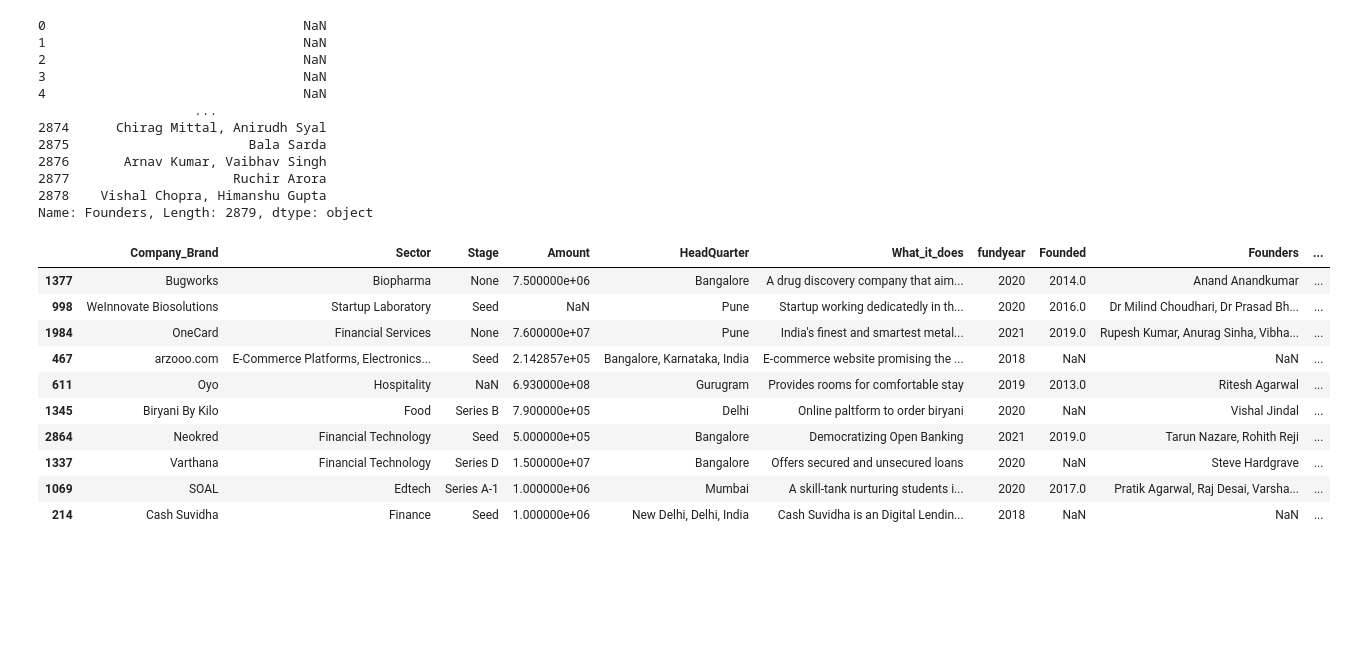
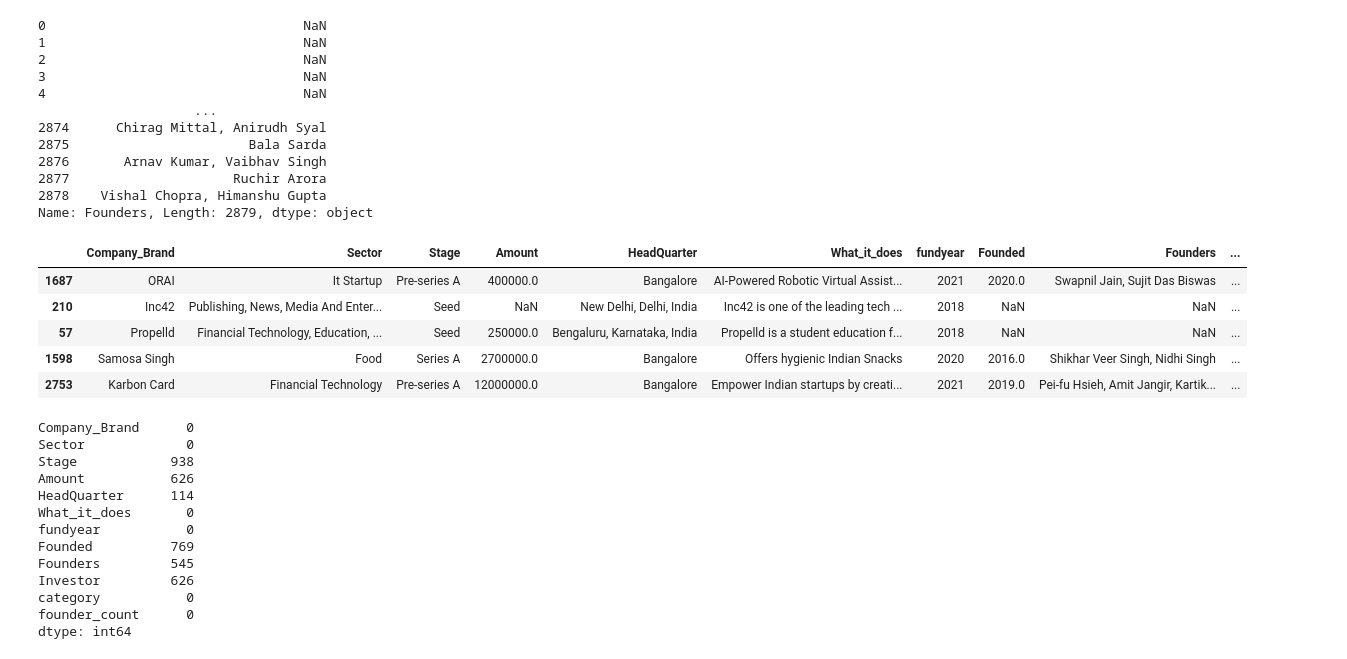
Before and after one commit to codefosu/Indian-Startup-Ecosystem, a Jupyter notebook: main.ipynb, the cells around one changed output. Cells and saved outputs as stored; diff of their text form; code cells hidden in the pictures; blank space fills up the shorter version.

```diff
--- a/main.ipynb
+++ b/main.ipynb
@@ -313,6 +386,8 @@ data.head()
 | 3 | Hasura | Cloud Infrastructure, PaaS, SaaS | Seed | 1600000.0 | Bengaluru, Karnataka, India | Hasura is a platform that allows ... | 2018 | NaN | NaN | ... |
 | 4 | Freightwalla | Information Services, Information... | Seed | NaN | Mumbai, Maharashtra, India | Freightwalla is an international ... | 2018 | NaN | NaN | ... |
 # %%
+# cleaning sector column
+
 data['Sector'].unique()
 data['Sector'] = data['Sector'].astype(str)
 
@@ -343,13 +418,23 @@ categories = {
     'Technology': ['Artificial Intelligence', 'Internet', 'Technology', 'Information', 'Network',
                    'Big Data', 'Machine Learning', 'Search Engines', 'Online Portals','Edtech','Insurtech','Cloud Infrastructure'
                    'Industrial Automation','Mobile Payments','Developer Platform','Developer Tools','E-','Cloud Computing','Cloud','tech',
-                   'Tech','AI','Ai','Computer','Ev','Electronics','Software','IT',],
-    'Finance': ['Financial Services', 'Credit Cards', 'Banking', 'Investment', 'Insurance'],
-    'Energy': ['Electric Vehicle', 'Battery Energy', 'Renewable Energy', 'Solar', 'Wind', 'Energy'],
+                   'Tech','AI','Ai','Computer','Ev','Electronics','Software','IT','Apps','Robotics','crypto','B2B','Drone','Data','It','Saas','Internet',
+                   'Ecommerce','Iot','Blockchain'],
+    'Finance': ['Financial Services', 'Credit Cards', 'Banking', 'Investment', 'Insurance','Finance','Trading','Venture'],
+    'Energy': ['Electric Vehicle', 'Battery Energy', 'Renewable Energy', 'Solar', 'Wind', 'Energy','Renewable','Renewables'],
     'Transportation': ['Transportation', 'Logistics', 'Automobile', 'Travel','Transport','Auto'],
-    'Food & Beverage': ['Food and Beverage', 'Restaurant', 'Cafe', 'Catering','Food & Beverage','Food Delivery', 'Food','Beverages'],
-    'Health': ['Health', 'Healthcare', 'Hospital', 'Personal Health','Wellness'],
-    'Education': ['Education', 'School','Day Care']
+    'Food & Beverage': ['Food and Beverage', 'Restaurant', 'Cafe', 'Catering','Food & Beverage','Food Delivery', 'Food','Beverages','Beverage'],
+    'Health & Wellness': ['Health', 'Healthcare','Heathcare', 'Hospital', 'Personal Health','Wellness','Medical','fit','fitness','gym,','Fitness','Skincare',
+                          'Pharmacy','Hyegeine','Sports','Veterinary','Mobility'],
+    'Education': ['Education', 'School','Day Care'],
+    'Fashion': ['Fashion','Fashion','Jewelry','Eyeglasses','Eye Wear','Apparel','Dating','Celebrity','Eyewear','D2C Fashion','Matrimony',
+         'Textiles','D2C jewellery','Foootwear','Arts','Cosmetics'],
+    'Media & Entertainment' : ['Media','Entertainment','Media','News','Video','Digital Media','FM','Publication','OTT','Social Network','Music',
+        'Digital platform','Podcast','publishing','Blogging','Gaming','Games','Content','Creation'],
+    'Selling & Marketing' : ['Marketing','Research','Market','Consulting','Retail','Goods','Producing','Consumer','Commerce'],
+    'Real Estate': ['Real Estate','Building','Construction','Housing','Estate','Accomodation','Interior','Furniture'],
+    'Services' : ['Services','Human Resources','Recruitment','Consulting','Legal','Job','Rental'],
+    'Agric': ['Agric','Farming']
 }
 
 # Function to categorize sectors
@@ -362,6 +447,6 @@ def categorize_sector(sector):
 # Apply the function to the dataframe
 data['category'] = data['Sector'].apply(categorize_sector)
 
-data.sample(10)
+data.sample(5)
 # %% [output]
 |  | Company_Brand | Sector | Stage | Amount | HeadQuarter | What_it_does | fundyear | Founded | Founders | ... |
@@ -445,24 +473,38 @@ Name: Founders, Length: 2879, dtype: object
 # %%
 def count(founder):
     if pd.isna(founder) or founder == '':
         return 'unknown'
     elif ',' in founder:
         return 'multiple'
     else:
         return 'single'
 
 data['founder_count'] = data['Founders'].apply(count)
 
-data.sample(10)
+data.sample(5)
 # %% [output]
 |  | Company_Brand | Sector | Stage | Amount | HeadQuarter | What_it_does | fundyear | Founded | Founders | ... |
-| 1377 | Bugworks | Biopharma | None | 7.500000e+06 | Bangalore | A drug discovery company that aim... | 2020 | 2014.0 | Anand Anandkumar | ... |
-| 998 | WeInnovate Biosolutions | Startup Laboratory | Seed | NaN | Pune | Startup working dedicatedly in th... | 2020 | 2016.0 | Dr Milind Choudhari, Dr Prasad Bh... | ... |
-| 1984 | OneCard | Financial Services | None | 7.600000e+07 | Pune | India's finest and smartest metal... | 2021 | 2019.0 | Rupesh Kumar, Anurag Sinha, Vibha... | ... |
-| 467 | arzooo.com | E-Commerce Platforms, Electronics... | Seed | 2.142857e+05 | Bangalore, Karnataka, India | E-commerce website promising the ... | 2018 | NaN | NaN | ... |
-| 611 | Oyo | Hospitality | NaN | 6.930000e+08 | Gurugram | Provides rooms for comfortable stay | 2019 | 2013.0 | Ritesh Agarwal | ... |
-| 1345 | Biryani By Kilo | Food | Series B | 7.900000e+05 | Delhi | Online paltform to order biryani | 2020 | NaN | Vishal Jindal | ... |
-| 2864 | Neokred | Financial Technology | Seed | 5.000000e+05 | Bangalore | Democratizing Open Banking | 2021 | 2019.0 | Tarun Nazare, Rohith Reji | ... |
-| 1337 | Varthana | Financial Technology | Series D | 1.500000e+07 | Bangalore | Offers secured and unsecured loans | 2020 | NaN | Steve Hardgrave | ... |
-| 1069 | SOAL | Edtech | Series A-1 | 1.000000e+06 | Mumbai | A skill-tank nurturing students i... | 2020 | 2017.0 | Pratik Agarwal, Raj Desai, Varsha... | ... |
-| 214 | Cash Suvidha | Finance | Seed | 1.000000e+06 | New Delhi, Delhi, India | Cash Suvidha is an Digital Lendin... | 2018 | NaN | NaN | ... |
+| 1687 | ORAI | It Startup | Pre-series A | 400000.0 | Bangalore | AI-Powered Robotic Virtual Assist... | 2021 | 2020.0 | Swapnil Jain, Sujit Das Biswas | ... |
+| 210 | Inc42 | Publishing, News, Media And Enter... | Seed | NaN | New Delhi, Delhi, India | Inc42 is one of the leading tech ... | 2018 | NaN | NaN | ... |
+| 57 | Propelld | Financial Technology, Education, ... | Seed | 250000.0 | Bengaluru, Karnataka, India | Propelld is a student education f... | 2018 | NaN | NaN | ... |
+| 1598 | Samosa Singh | Food | Series A | 2700000.0 | Bangalore | Offers hygienic Indian Snacks | 2020 | 2016.0 | Shikhar Veer Singh, Nidhi Singh | ... |
+| 2753 | Karbon Card | Financial Technology | Pre-series A | 12000000.0 | Bangalore | Empower Indian startups by creati... | 2021 | 2019.0 | Pei-fu Hsieh, Amit Jangir, Kartik... | ... |
+# %%
+#Stage column
+
+data['Stage'].unique()
+data.isnull().sum()
+# %% [output]
+Company_Brand      0
+Sector             0
+Stage            938
+Amount           626
+HeadQuarter      114
+What_it_does       0
+fundyear           0
+Founded          769
+Founders         545
+Investor         626
+category           0
+founder_count      0
+dtype: int64
```
Also changed, not shown: parts of 36 cells of this notebook, 2 other files.
